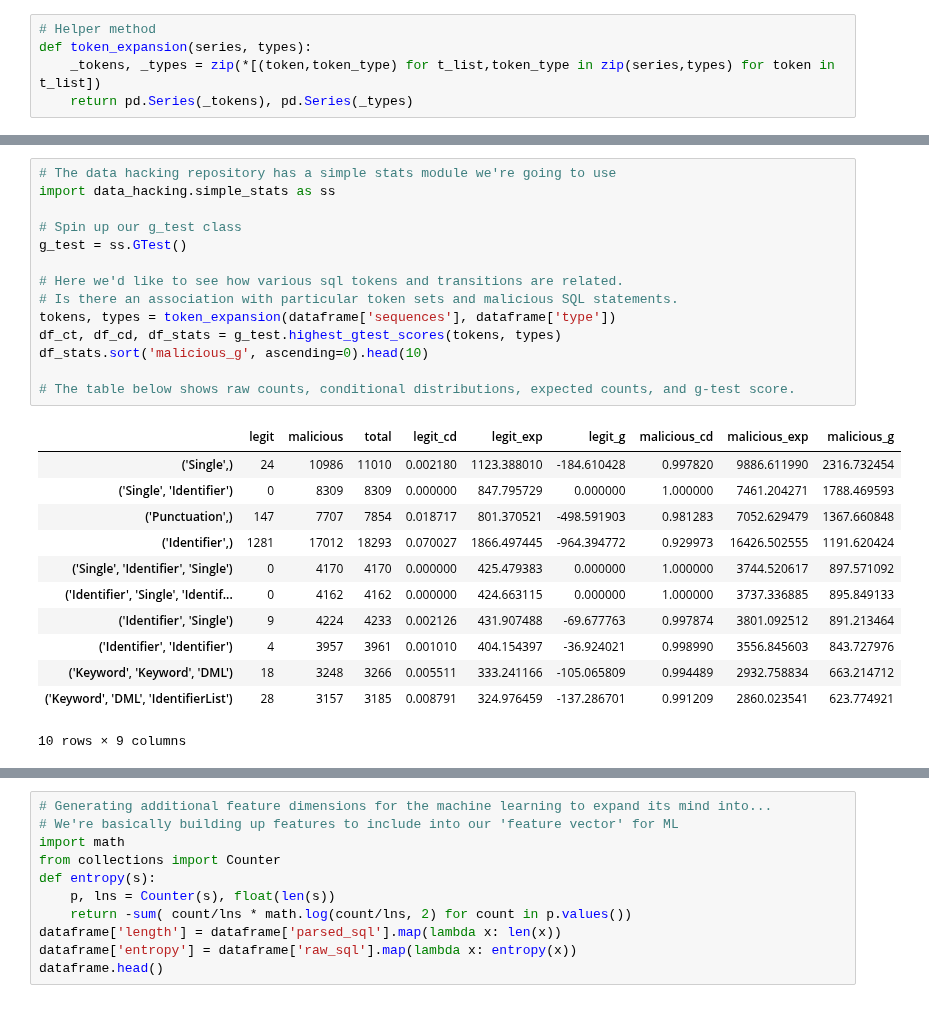
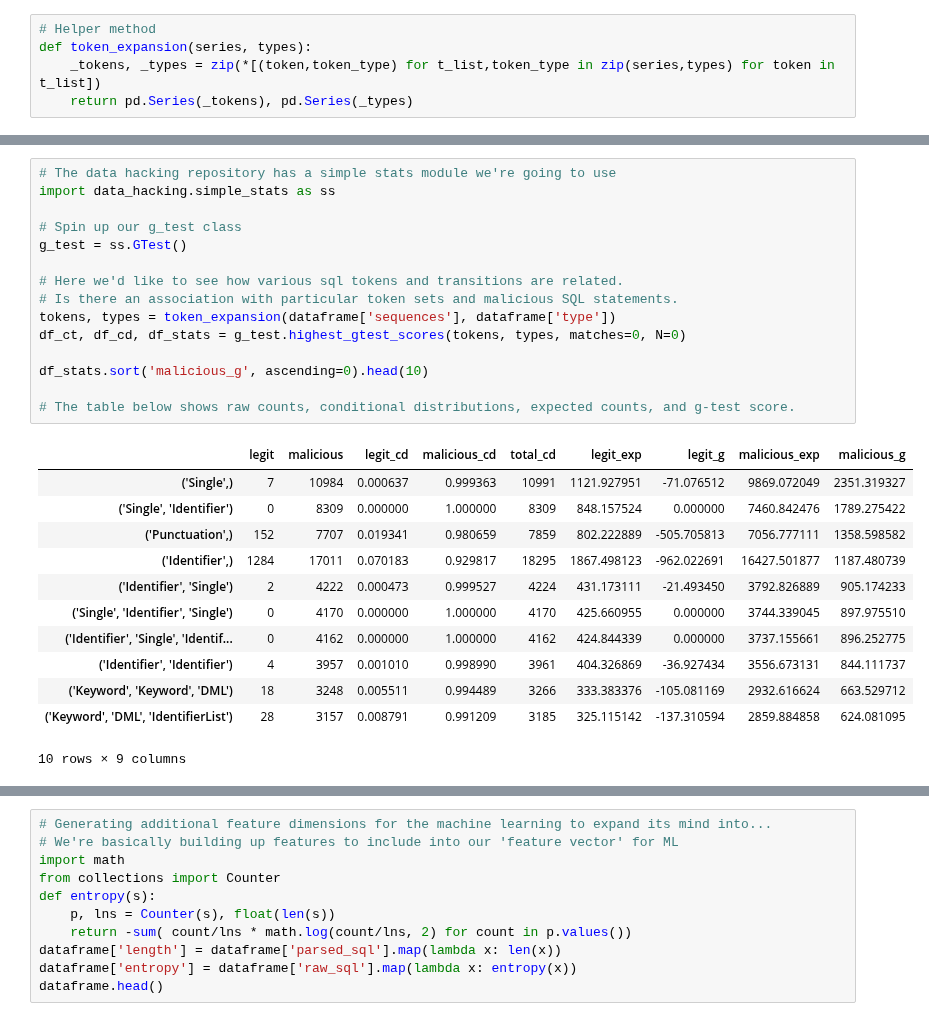
Before and after one commit to SuperCowPowers/data_hacking, a Jupyter notebook: sql_injection/sql_injection.ipynb, the cells around one changed output, grey strips where cells are left out. Drawn from its saved outputs; the diff is of its cells as text.

```diff
--- a/sql_injection/sql_injection.ipynb
+++ b/sql_injection/sql_injection.ipynb
@@ -142,29 +162,30 @@ def token_expansion(series, types):
 # %%
 # The data hacking repository has a simple stats module we're going to use
 import data_hacking.simple_stats as ss
 
 # Spin up our g_test class
 g_test = ss.GTest()
 
 # Here we'd like to see how various sql tokens and transitions are related.
 # Is there an association with particular token sets and malicious SQL statements.
 tokens, types = token_expansion(dataframe['sequences'], dataframe['type'])
-df_ct, df_cd, df_stats = g_test.highest_gtest_scores(tokens, types)
+df_ct, df_cd, df_stats = g_test.highest_gtest_scores(tokens, types, matches=0, N=0)
+
 df_stats.sort('malicious_g', ascending=0).head(10)
 
 # The table below shows raw counts, conditional distributions, expected counts, and g-test score.
 # %% [output]
-|  | legit | malicious | total | legit_cd | legit_exp | legit_g | malicious_cd | malicious_exp | malicious_g |
-| ('Single',) | 24 | 10986 | 11010 | 0.002180 | 1123.388010 | -184.610428 | 0.997820 | 9886.611990 | 2316.732454 |
-| ('Single', 'Identifier') | 0 | 8309 | 8309 | 0.000000 | 847.795729 | 0.000000 | 1.000000 | 7461.204271 | 1788.469593 |
-| ('Punctuation',) | 147 | 7707 | 7854 | 0.018717 | 801.370521 | -498.591903 | 0.981283 | 7052.629479 | 1367.660848 |
-| ('Identifier',) | 1281 | 17012 | 18293 | 0.070027 | 1866.497445 | -964.394772 | 0.929973 | 16426.502555 | 1191.620424 |
-| ('Single', 'Identifier', 'Single') | 0 | 4170 | 4170 | 0.000000 | 425.479383 | 0.000000 | 1.000000 | 3744.520617 | 897.571092 |
-| ('Identifier', 'Single', 'Identif... | 0 | 4162 | 4162 | 0.000000 | 424.663115 | 0.000000 | 1.000000 | 3737.336885 | 895.849133 |
-| ('Identifier', 'Single') | 9 | 4224 | 4233 | 0.002126 | 431.907488 | -69.677763 | 0.997874 | 3801.092512 | 891.213464 |
-| ('Identifier', 'Identifier') | 4 | 3957 | 3961 | 0.001010 | 404.154397 | -36.924021 | 0.998990 | 3556.845603 | 843.727976 |
-| ('Keyword', 'Keyword', 'DML') | 18 | 3248 | 3266 | 0.005511 | 333.241166 | -105.065809 | 0.994489 | 2932.758834 | 663.214712 |
-| ('Keyword', 'DML', 'IdentifierList') | 28 | 3157 | 3185 | 0.008791 | 324.976459 | -137.286701 | 0.991209 | 2860.023541 | 623.774921 |
+|  | legit | malicious | legit_cd | malicious_cd | total_cd | legit_exp | legit_g | malicious_exp | malicious_g |
+| ('Single',) | 7 | 10984 | 0.000637 | 0.999363 | 10991 | 1121.927951 | -71.076512 | 9869.072049 | 2351.319327 |
+| ('Single', 'Identifier') | 0 | 8309 | 0.000000 | 1.000000 | 8309 | 848.157524 | 0.000000 | 7460.842476 | 1789.275422 |
+| ('Punctuation',) | 152 | 7707 | 0.019341 | 0.980659 | 7859 | 802.222889 | -505.705813 | 7056.777111 | 1358.598582 |
+| ('Identifier',) | 1284 | 17011 | 0.070183 | 0.929817 | 18295 | 1867.498123 | -962.022691 | 16427.501877 | 1187.480739 |
+| ('Identifier', 'Single') | 2 | 4222 | 0.000473 | 0.999527 | 4224 | 431.173111 | -21.493450 | 3792.826889 | 905.174233 |
+| ('Single', 'Identifier', 'Single') | 0 | 4170 | 0.000000 | 1.000000 | 4170 | 425.660955 | 0.000000 | 3744.339045 | 897.975510 |
+| ('Identifier', 'Single', 'Identif... | 0 | 4162 | 0.000000 | 1.000000 | 4162 | 424.844339 | 0.000000 | 3737.155661 | 896.252775 |
+| ('Identifier', 'Identifier') | 4 | 3957 | 0.001010 | 0.998990 | 3961 | 404.326869 | -36.927434 | 3556.673131 | 844.111737 |
+| ('Keyword', 'Keyword', 'DML') | 18 | 3248 | 0.005511 | 0.994489 | 3266 | 333.383376 | -105.081169 | 2932.616624 | 663.529712 |
+| ('Keyword', 'DML', 'IdentifierList') | 28 | 3157 | 0.008791 | 0.991209 | 3185 | 325.115142 | -137.310594 | 2859.884858 | 624.081095 |
 10 rows × 9 columns
 # %%
 # Now plot the the head() and the tail() of the dataframe to see who's been naughty or nice
```
Also changed, not shown: parts of 14 cells of this notebook.
